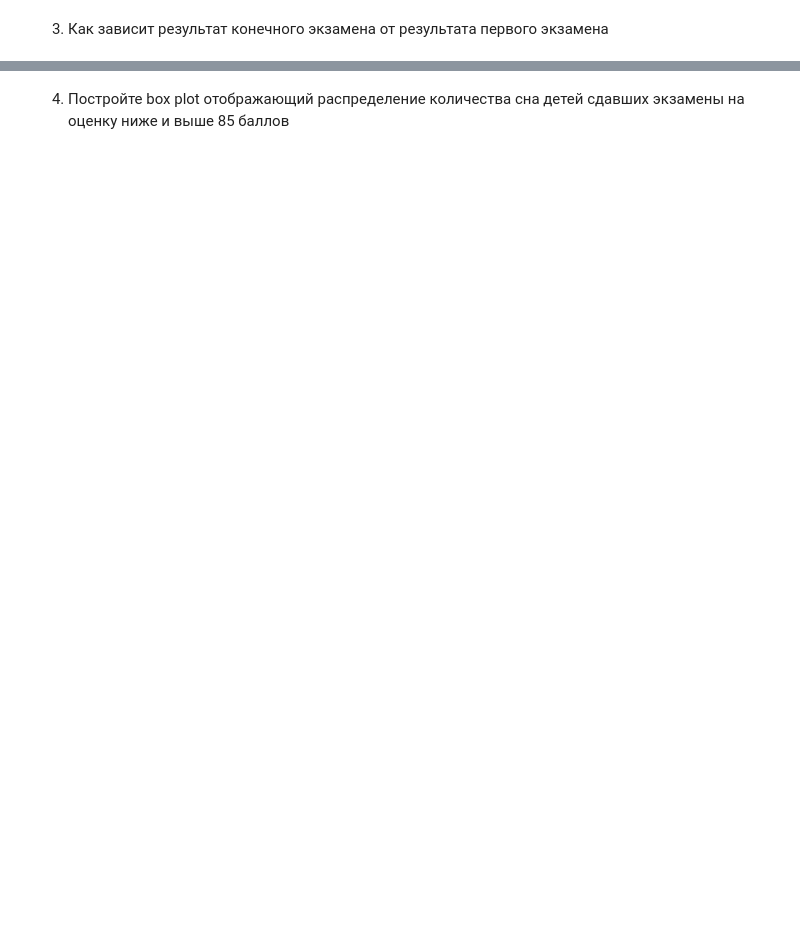
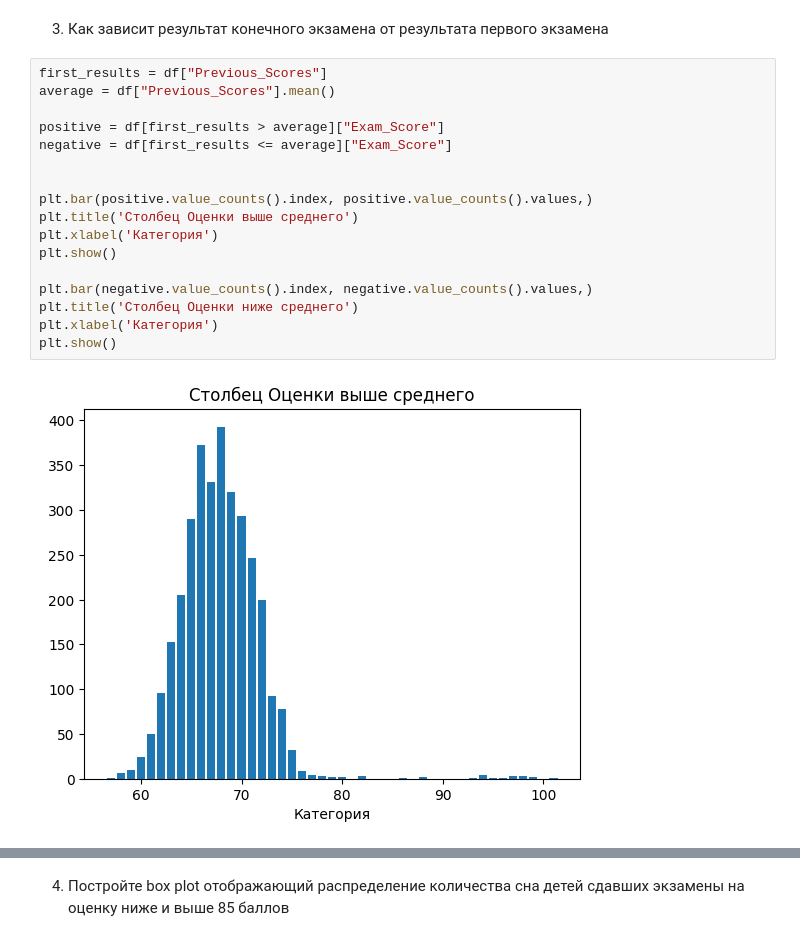
Before and after one commit to anxiousss/ML, a Jupyter notebook: hw1/Lab1-6.ipynb, the cells around one changed output, grey strips where cells are left out. Cells and saved outputs as stored; diff of their text form; blank space fills up the shorter version.

```diff
--- a/hw1/Lab1-6.ipynb
+++ b/hw1/Lab1-6.ipynb
@@ -206,2 +292,21 @@ import pandas as pd
 # %% [markdown]
 3. Как зависит результат конечного экзамена от результата первого экзамена
+# %%
+first_results = df["Previous_Scores"]
+average = df["Previous_Scores"].mean()
+
+positive = df[first_results > average]["Exam_Score"]
+negative = df[first_results <= average]["Exam_Score"]
+
+
+plt.bar(positive.value_counts().index, positive.value_counts().values,)
+plt.title('Столбец Оценки выше среднего')
+plt.xlabel('Категория')
+plt.show()
+
+plt.bar(negative.value_counts().index, negative.value_counts().values,)
+plt.title('Столбец Оценки ниже среднего')
+plt.xlabel('Категория')
+plt.show()
+# %% [output]
+[figure, added]
```
Also changed, not shown: parts of 18 cells of this notebook, 1 other file.
